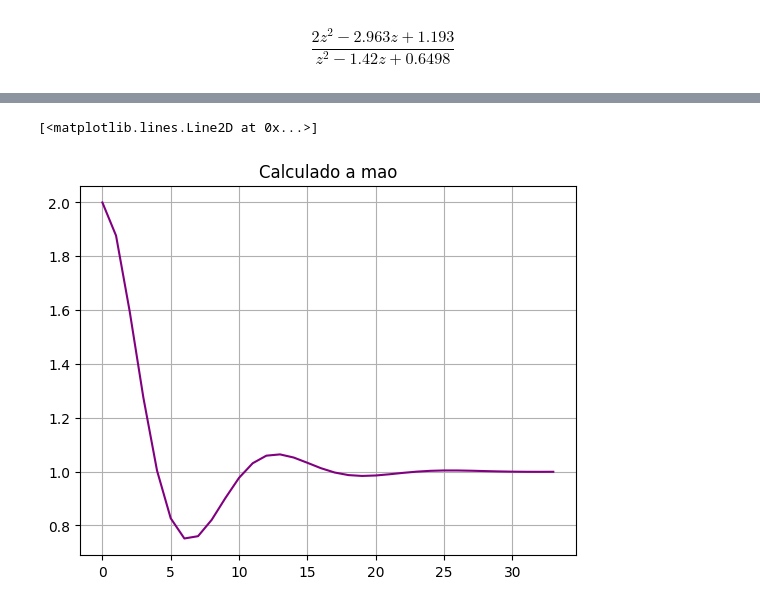
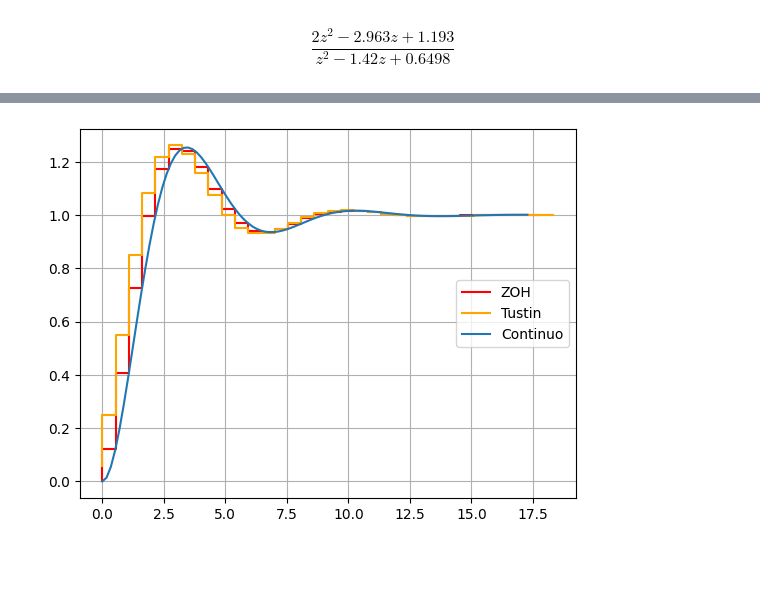
Before and after one commit to JoaoYukio/PCO119, a Jupyter notebook: Atividade 2/exercicio4.ipynb, the cells around one changed output, grey strips where cells are left out. Saved outputs shown, nothing was run; the diff lists cells and outputs as text; code cells hidden in the pictures; blank space fills up the shorter version.

```diff
--- a/Atividade 2/exercicio4.ipynb
+++ b/Atividade 2/exercicio4.ipynb
@@ -107,7 +117,10 @@ yout2, T2 = control.step_response(Gz2)
-# %%
-plt.title("Calculado a mao")
-plt.grid()
-plt.plot(yout2, T2, color = 'purple')
-# %% [output]
-[<matplotlib.lines.Line2D at 0x...>]
-[figure, removed]
+# %%
+plt.figure(0)
+plt.grid()
+plt.step(yout1, T1, 'r', label = "ZOH")
+plt.step(yout3, T3, color =  'orange', label = "Tustin")
+plt.plot(yT, T, label = "Continuo")
+plt.legend(loc = 'right')
+plt.show()
+# %% [output]
+[figure, added]
```
Also changed, not shown: parts of 4 cells of this notebook.
